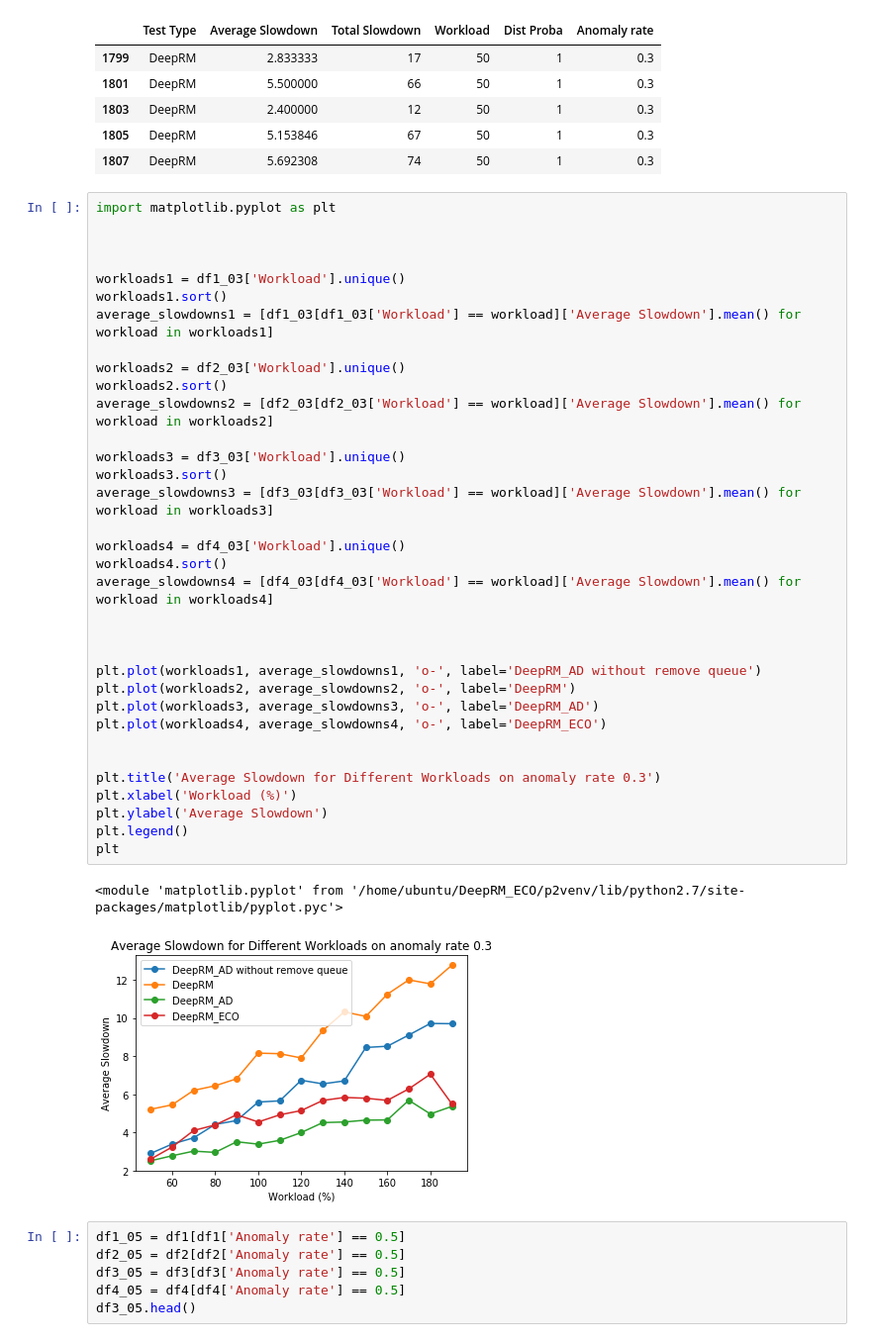
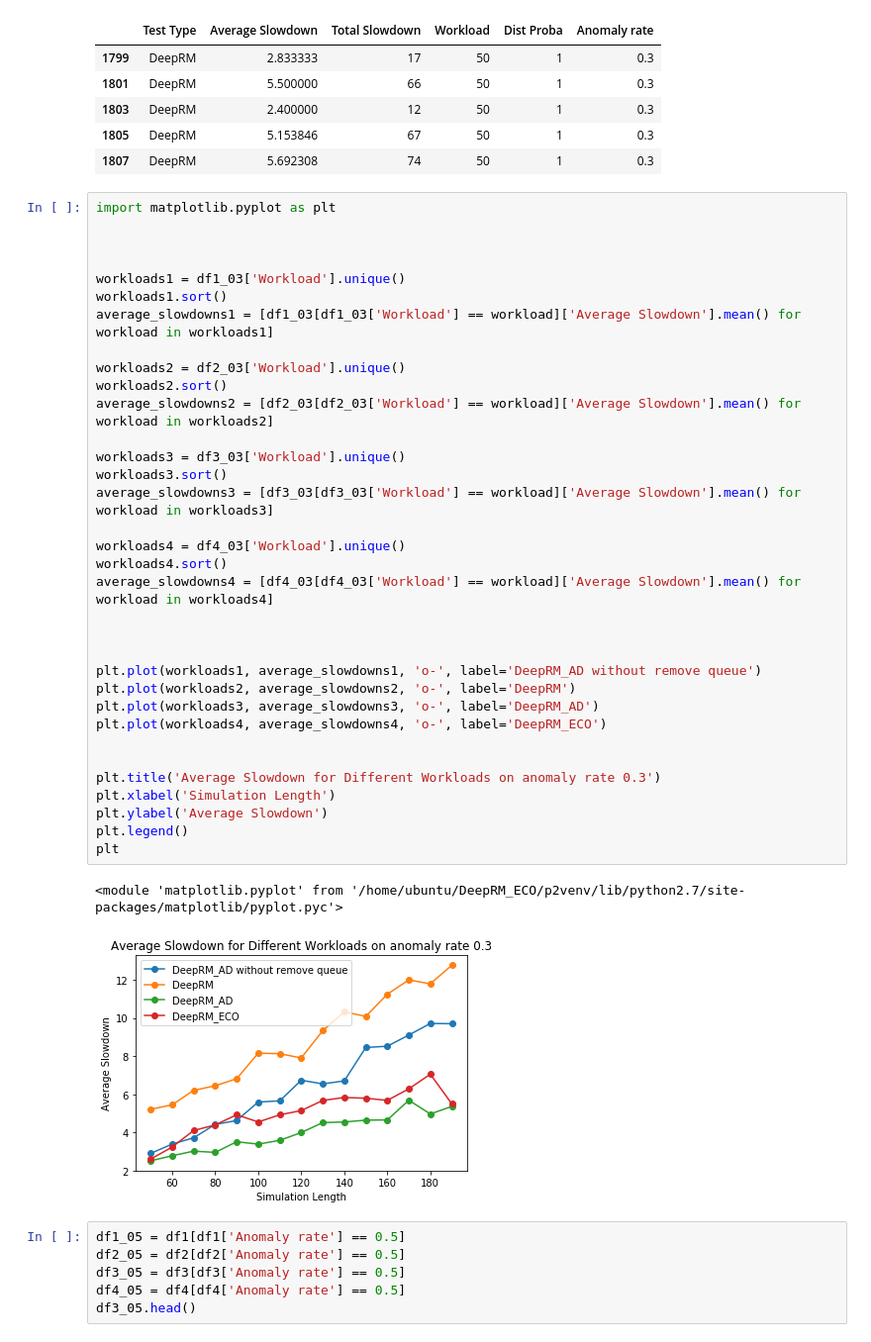
Before and after one commit to Jinobey/DeepRM_2, a Jupyter notebook: results_slowdown/slowdownplot.ipynb, the cells around one changed output. Shown at 99% size. Cells and saved outputs as stored; diff of their text form.

```diff
--- a/results_slowdown/slowdownplot.ipynb
+++ b/results_slowdown/slowdownplot.ipynb
@@ -210,35 +210,35 @@ import matplotlib.pyplot as plt
 workloads1 = df1_03['Workload'].unique()
 workloads1.sort()
 average_slowdowns1 = [df1_03[df1_03['Workload'] == workload]['Average Slowdown'].mean() for workload in workloads1]
 
 workloads2 = df2_03['Workload'].unique()
 workloads2.sort()
 average_slowdowns2 = [df2_03[df2_03['Workload'] == workload]['Average Slowdown'].mean() for workload in workloads2]
 
 workloads3 = df3_03['Workload'].unique()
 workloads3.sort()
 average_slowdowns3 = [df3_03[df3_03['Workload'] == workload]['Average Slowdown'].mean() for workload in workloads3]
 
 workloads4 = df4_03['Workload'].unique()
 workloads4.sort()
 average_slowdowns4 = [df4_03[df4_03['Workload'] == workload]['Average Slowdown'].mean() for workload in workloads4]
 
 
 
 plt.plot(workloads1, average_slowdowns1, 'o-', label='DeepRM_AD without remove queue')
 plt.plot(workloads2, average_slowdowns2, 'o-', label='DeepRM')
 plt.plot(workloads3, average_slowdowns3, 'o-', label='DeepRM_AD')
 plt.plot(workloads4, average_slowdowns4, 'o-', label='DeepRM_ECO')
 
 
 plt.title('Average Slowdown for Different Workloads on anomaly rate 0.3')
-plt.xlabel('Workload (%)')
+plt.xlabel('Simulation Length')
 plt.ylabel('Average Slowdown')
 plt.legend()
 plt
 # %% [output]
 <module 'matplotlib.pyplot' from '/home/ubuntu/DeepRM_ECO/p2venv/lib/python2.7/site-packages/matplotlib/pyplot.pyc'>
-[figure, old version]
+[figure, new version]
 # %%
 df1_05 = df1[df1['Anomaly rate'] == 0.5]
 df2_05 = df2[df2['Anomaly rate'] == 0.5]
```
Also changed, not shown: parts of 5 cells of this notebook.
